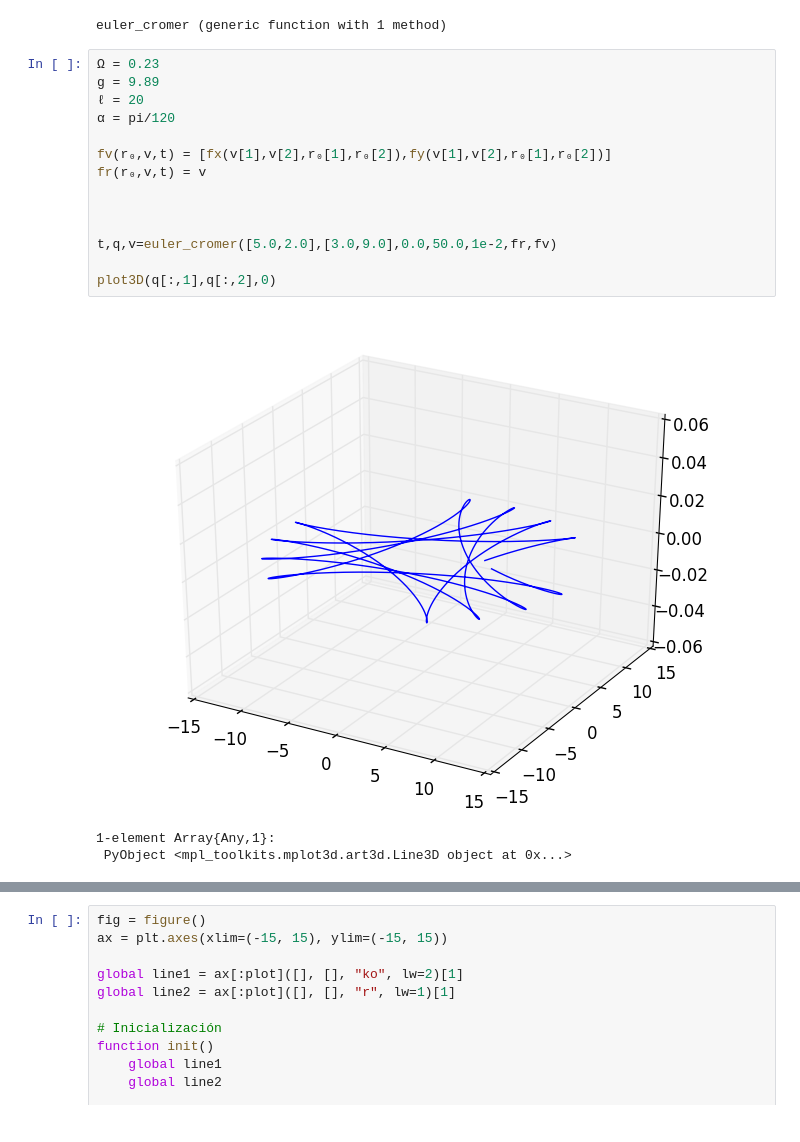
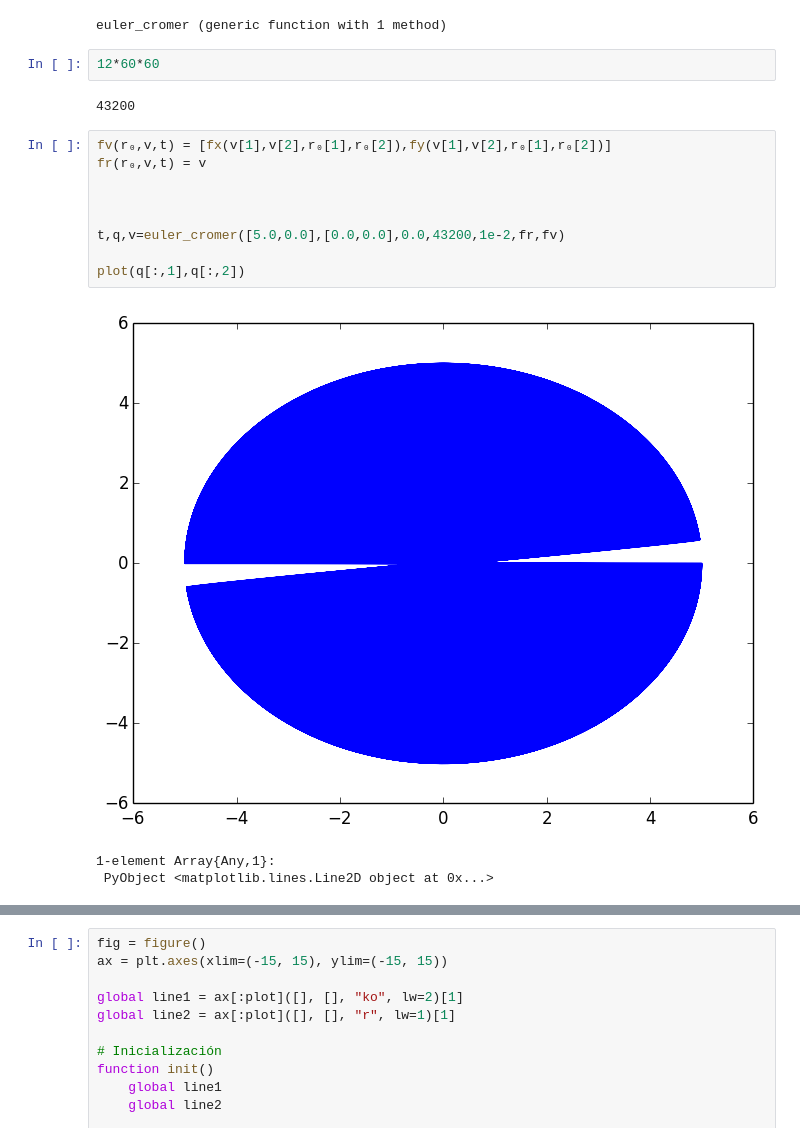
Before and after one commit to GX-Calva-Garcia/Proyecto-Final, a Jupyter notebook: pendulo2.ipynb, the cells around one changed output, grey strips where cells are left out. Saved outputs shown, nothing was run; the diff lists cells and outputs as text.

```diff
--- a/pendulo2.ipynb
+++ b/pendulo2.ipynb
@@ -255,24 +262,23 @@ function euler_cromer(q0,v0,t0,tf,h,f_q,f_v)
 end
 # %% [output]
 euler_cromer (generic function with 1 method)
+# %%
+12*60*60
+# %% [output]
+43200
 # %%
-Ω = 0.23
-g = 9.89
-ℓ = 20
-α = pi/120
-
 fv(r₀,v,t) = [fx(v[1],v[2],r₀[1],r₀[2]),fy(v[1],v[2],r₀[1],r₀[2])]
 fr(r₀,v,t) = v
 
 
 
-t,q,v=euler_cromer([5.0,2.0],[3.0,9.0],0.0,50.0,1e-2,fr,fv)
+t,q,v=euler_cromer([5.0,0.0],[0.0,0.0],0.0,43200,1e-2,fr,fv)
 
-plot3D(q[:,1],q[:,2],0)
+plot(q[:,1],q[:,2])
 # %% [output]
-[figure, old version]
+[figure, new version]
 1-element Array{Any,1}:
- PyObject <mpl_toolkits.mplot3d.art3d.Line3D object at 0x...>
+ PyObject <matplotlib.lines.Line2D object at 0x...>
 # %%
 function trayectoria(q)
     n = length(q)
```
Also changed, not shown: parts of 13 cells of this notebook, 1 other file.
